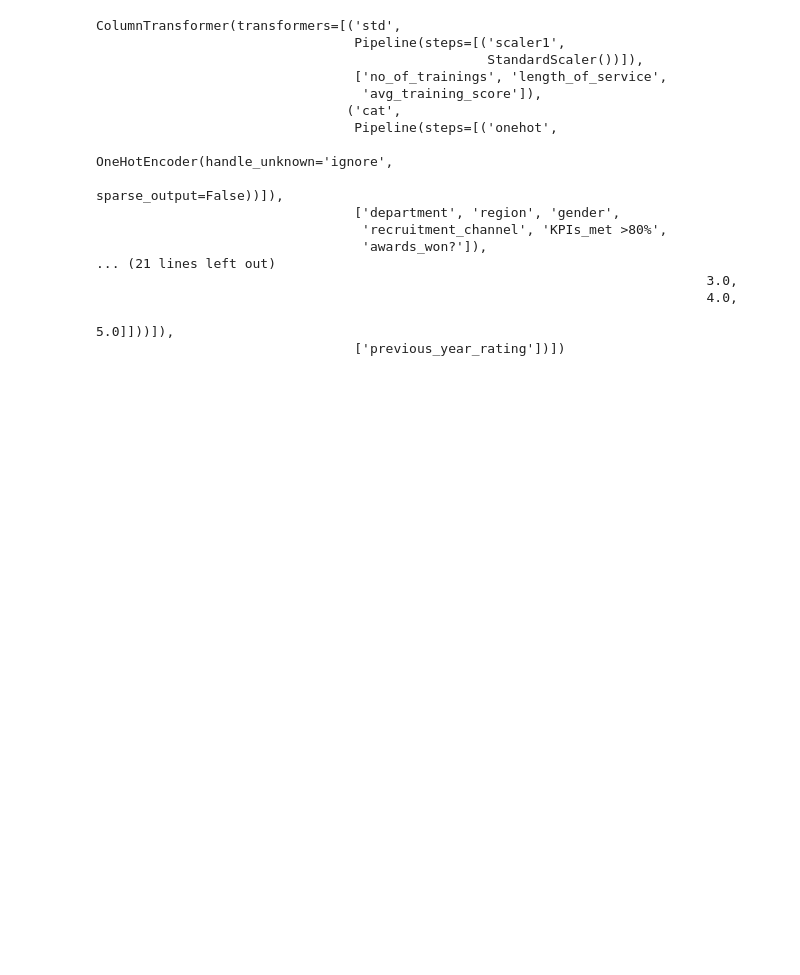
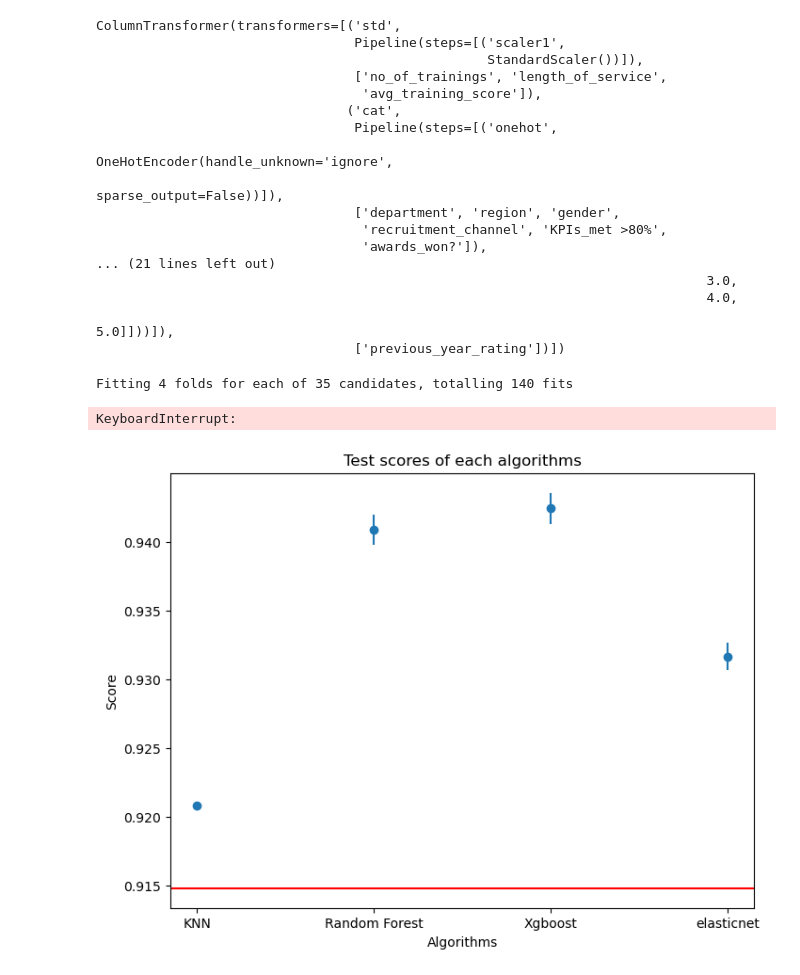
Before and after one commit to kkarzyang/Presentation, a Jupyter notebook: presentation.ipynb, the cells around one changed output. Saved outputs shown, nothing was run; the diff lists cells and outputs as text; code cells hidden in the pictures; blank space fills up the shorter version.

```diff
--- a/presentation.ipynb
+++ b/presentation.ipynb
@@ -861,9 +886,9 @@ Standard deviation of the test scores: 0.0002954594917114044
 # %%
 from sklearn.ensemble import RandomForestClassifier
 param_grid = {
-              'randomforestclassifier__max_depth': [1, 3, 5, 10, 15],
-              'randomforestclassifier__criterion': ['gini', 'entropy','log_loss']
-              'randomforestclassifier__max_features': [0.25, 0.5,0.75,1.0]
+              'randomforestclassifier__max_depth': [None, 1, 3, 5, 10, 15],
+              'randomforestclassifier__max_features': [None, 0.25, 0.5, 1.0],
+              'randomforestclassifier__n_estimators': [1, 3, 10, 30]
               }
 
 
@@ -909,13 +934,14 @@ from xgboost import XGBClassifier
 param_grid = {
     'xgbclassifier__learning_rate': [0.01, 0.1, 0.2],
     'xgbclassifier__max_depth': [3, 4, 5],
-    'xgbclassifier__min_child_weight': [1, 3, 5]
+    'xgbclassifier__min_child_weight': [1, 3, 5],
+    'xgbclassifier__subsample': [0.8, 0.9, 1.0]
 }
 
 scores, models = MLpipe_StratifiedKFold_Accuracy(X, y, preprocessor, XGBClassifier, param_grid)
 
-svc_mean = np.array(scores).mean()
-svc_std = np.array(scores).std()
-print("Mean of the test scores: " + str(svc_mean))
-print("Standard deviation of the test scores: " + str(svc_std))
+xgb_mean = np.array(scores).mean()
+xgb_std = np.array(scores).std()
+print("Mean of the test scores: " + str(xgb_mean))
+print("Standard deviation of the test scores: " + str(xgb_std))
 # %% [output]
@@ -978,5 +1020,5 @@ print(df[df['is_promoted']==1].shape[0])
 # %%
-df[df['is_promoted']==0].shape[0]/df.shape[0]
+baseline_acc = df[df['is_promoted']==0].shape[0]/df.shape[0]
 # %%
 y_test[y_test == 0].shape
 # %%
@@ -1014,3 +1056,43 @@ ColumnTransformer(transformers=[('std',
                                                                               4.0,
                                                                               5.0]]))]),
                                  ['previous_year_rating'])])
+# %%
+from sklearn.linear_model import LogisticRegression
+param_grid = {
+              'logisticregression__penalty': ['elasticnet'],
+              'logisticregression__C': 1/np.logspace(-2,2,num=7),
+              'logisticregression__max_iter': [100000000],
+              'logisticregression__solver': ['saga'],
+              'logisticregression__l1_ratio': np.linspace(0.0001, 1, num = 5)
+
+}
+
+
+
+scores, models = MLpipe_StratifiedKFold_Accuracy(X, y, preprocessor, LogisticRegression , param_grid)
+
+elasticnet_mean = np.array(scores).mean()
+elasticnet_std = np.array(scores).std()
+print("Mean of the test scores: " + str(elasticnet_mean))
+print("Standard deviation of the test scores: " + str(elasticnet_std))
+# %% [output]
+Fitting 4 folds for each of 35 candidates, totalling 140 fits
+KeyboardInterrupt:
+# %%
+elasticnet_mean = 0.93166392999397919
+elasticnet_std = 0.0010112731448788537
+# %%
+means = []
+stds = [knn_std, rf_std, xgb_std, elasticnet_std]
+
+algorithms = ['KNN', 'Random Forest', 'Xgboost', 'elasticnet']
+plt.figure(figsize=(8,6))
+plt.errorbar(algorithms, [knn_mean, rf_mean, xgb_mean, elasticnet_mean], yerr = stds, fmt = 'o')
+plt.axhline(y = baseline_acc, color = 'r', linestyle = '-')
+plt.ylabel("Score")
+plt.xlabel("Algorithms")
+plt.title("Test scores of each algorithms")
+plt.savefig("Scores", dpi = 300)
+plt.show()
+# %% [output]
+[figure, added]
```
Also changed, not shown: parts of 11 cells of this notebook.
